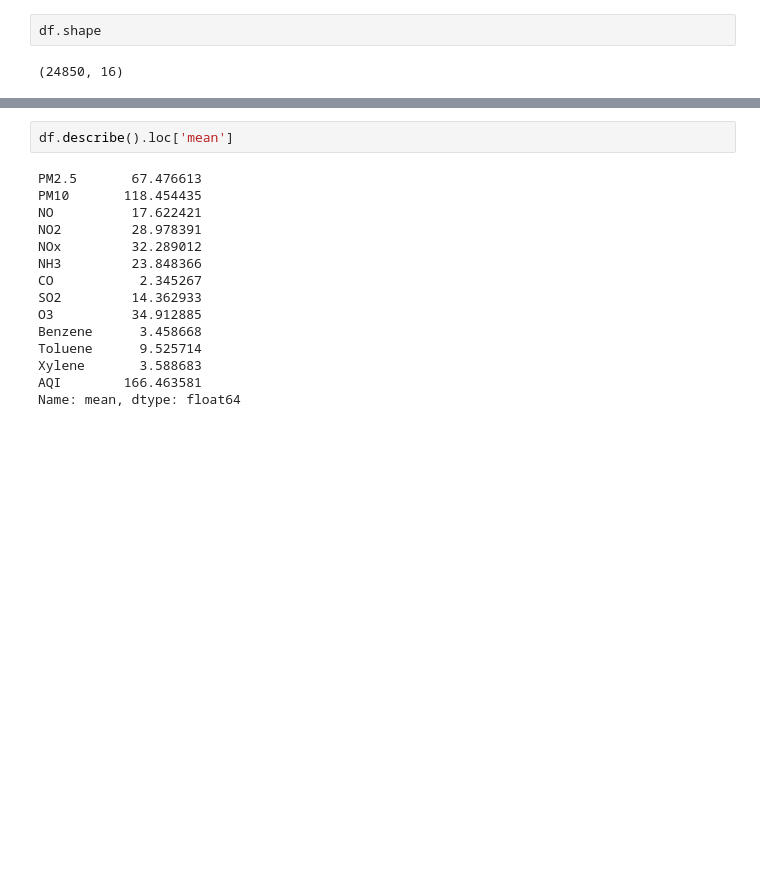
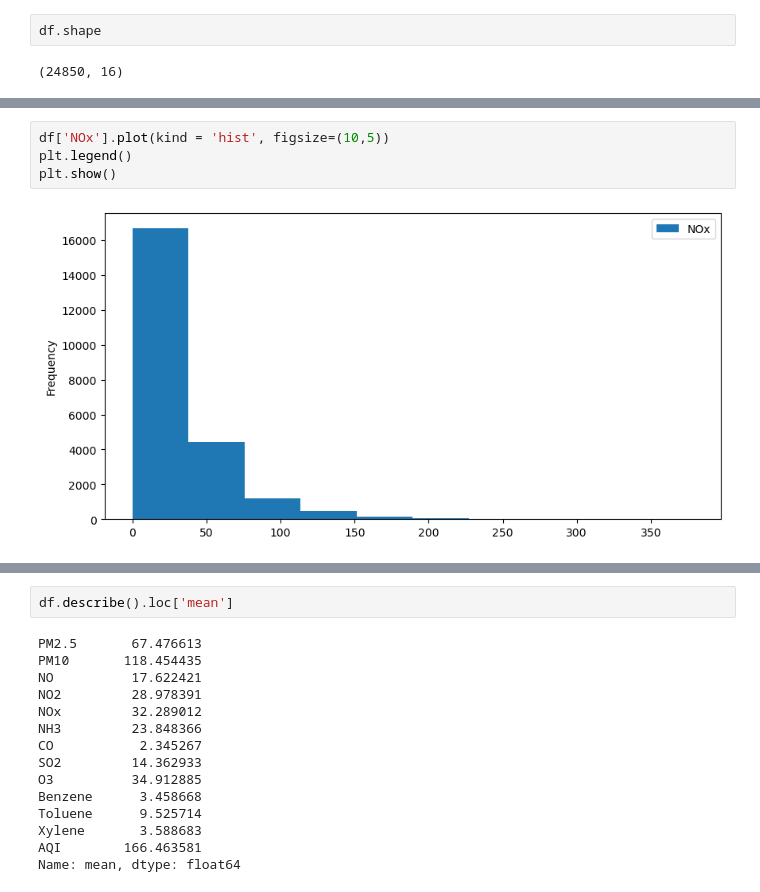
Before and after one commit to aswa8087/Air-Quality-Index, a Jupyter notebook: AirQuality.ipynb, the cells around one changed output, grey strips where cells are left out. Cells and saved outputs as stored; diff of their text form; blank space fills up the shorter version.

```diff
--- a/AirQuality.ipynb
+++ b/AirQuality.ipynb
@@ -262,0 +160,6 @@ dtype: int64
+# %%
+df['NOx'].plot(kind = 'hist', figsize=(10,5))
+plt.legend()
+plt.show()
+# %% [output]
+[figure, added]
```
Also changed, not shown: parts of 94 cells of this notebook.
